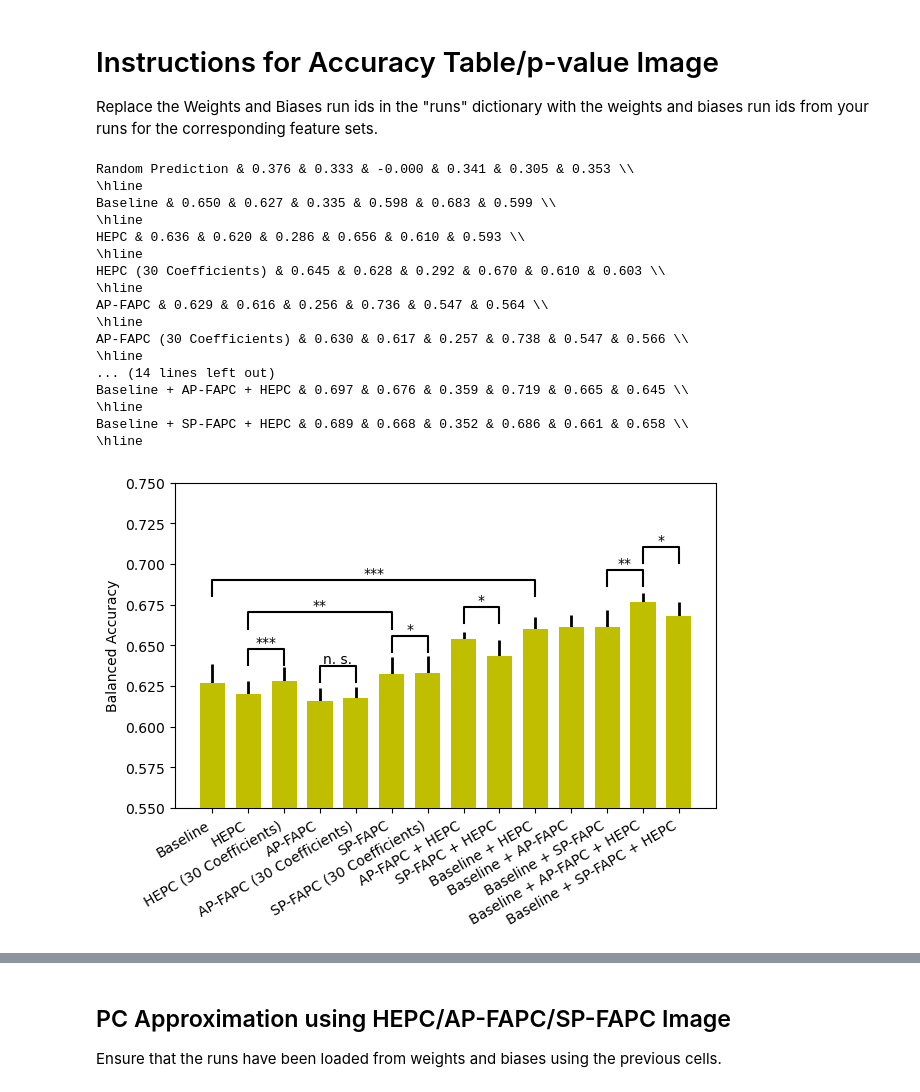
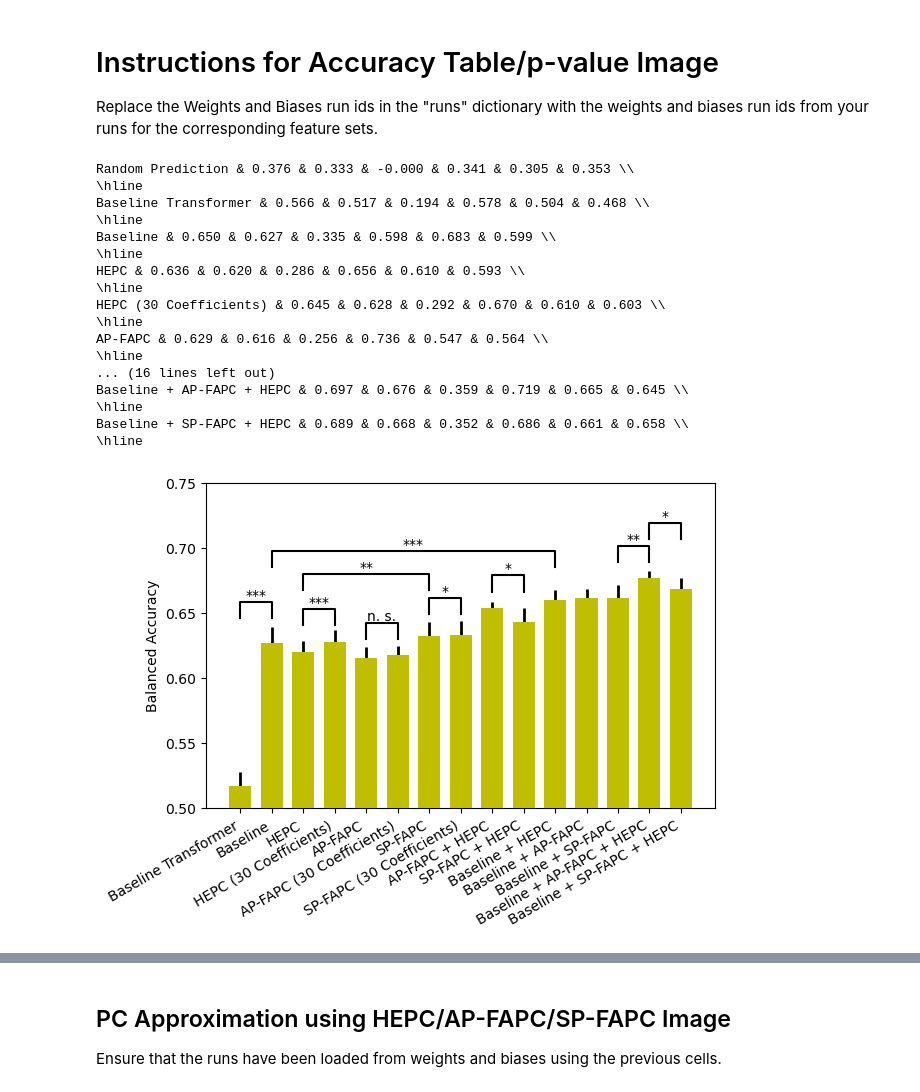
Before and after one commit to shashankmanjunath/tda_sleep_staging, a Jupyter notebook: images.ipynb, the cells around one changed output, grey strips where cells are left out. Saved outputs shown, nothing was run; the diff lists cells and outputs as text; code cells hidden in the pictures.

```diff
--- a/images.ipynb
+++ b/images.ipynb
@@ -67,11 +98,15 @@ api = wandb.Api()
 # %%
 # Accuracy Table for XGBoost Model
 data = {}
-wandb_username = "TODO: Fill with your wandb username"
-wandb_project_name = "TODO: Fill with your wandb project name"
 for run_name, run_id in runs.items():
-    run_data = api.run(f"{wandb_username}/{wandb_project_name}/{run_id}")
-    run_history = run_data.history()
+    if run_name == "Baseline Transformer":
+        with open(run_id, "rb") as f:
+            run_history = pickle.load(f)
+            for k, v in run_history.items():
+                run_history[k] = np.asarray(v)
+    else:
+        run_data = api.run(f"{wandb_username}/{wandb_project_name}/{run_id}")
+        run_history = run_data.history()
     data[run_name] = run_history
 
     train_ba = np.mean(run_history["train_ba"].tolist())
@@ -86,6 +121,8 @@ for run_name, run_id in runs.items():
     print(r"\hline")
 # %% [output]
 Random Prediction & 0.376 & 0.333 & -0.000 & 0.341 & 0.305 & 0.353 \\
+\hline
+Baseline Transformer & 0.566 & 0.517 & 0.194 & 0.578 & 0.504 & 0.468 \\
 \hline
 Baseline & 0.650 & 0.627 & 0.335 & 0.598 & 0.683 & 0.599 \\
 \hline
@@ -95,9 +132,7 @@ HEPC (30 Coefficients) & 0.645 & 0.628 & 0.292 & 0.670 & 0.610 & 0.603 \\
 \hline
 AP-FAPC & 0.629 & 0.616 & 0.256 & 0.736 & 0.547 & 0.564 \\
 \hline
-AP-FAPC (30 Coefficients) & 0.630 & 0.617 & 0.257 & 0.738 & 0.547 & 0.566 \\
-\hline
-... (14 lines left out)
+... (16 lines left out)
 Baseline + AP-FAPC + HEPC & 0.697 & 0.676 & 0.359 & 0.719 & 0.665 & 0.645 \\
 \hline
 Baseline + SP-FAPC + HEPC & 0.689 & 0.668 & 0.352 & 0.686 & 0.661 & 0.658 \\
@@ -120,7 +155,7 @@ fig, ax = plt.subplots()
 ax.p1 = plt.bar(ind, [np.mean(x) for x in chart_data], **bar_kwargs)
 ax.errs = plt.errorbar(ind, [np.mean(x) for x in chart_data], yerr=[np.std(x) for x in chart_data], **err_kwargs)
 plt.xticks(rotation=30, ha="right")
-plt.ylim([0.55, 0.75])
+plt.ylim([0.50, 0.75])
 
 def barplot_annotate_brackets(num1, num2, data, yerr=None, dh=.05, barh=.05, fs=None, maxasterix=None):
     """
@@ -172,39 +207,40 @@ def barplot_annotate_brackets(num1, num2, data, yerr=None, dh=.05, barh=.05, fs=
     if yerr:
         ly += yerr[num1]
         ry += yerr[num2]
 
     ax_y0, ax_y1 = plt.gca().get_ylim()
     dh *= (ax_y1 - ax_y0)
     barh *= (ax_y1 - ax_y0)
 
     y = max(ly, ry) + dh
 
     barx = [lx, lx, rx, rx]
     bary = [y, y+barh, y+barh, y]
     mid = ((lx+rx)/2, y+barh)
 
     plt.plot(barx, bary, c='black')
 
     kwargs = dict(ha='center', va='bottom')
     if fs is not None:
         kwargs['fontsize'] = fs
     plt.text(*mid, text, **kwargs)
 
-barplot_annotate_brackets(1, 2, chart_data, maxasterix=4, dh=0.05)
-barplot_annotate_brackets(3, 4, chart_data, maxasterix=4)
-barplot_annotate_brackets(5, 6, chart_data, maxasterix=4, dh=0.065)
-barplot_annotate_brackets(1, 5, chart_data, maxasterix=4, dh=0.14)
-barplot_annotate_brackets(7, 8, chart_data, maxasterix=4)
-barplot_annotate_brackets(0, 9, chart_data, maxasterix=4, dh=0.1)
-barplot_annotate_brackets(11, 12, chart_data, maxasterix=4)
-barplot_annotate_brackets(12, 13, chart_data, maxasterix=4, dh=0.12)
+barplot_annotate_brackets(0, 1, chart_data, maxasterix=4, dh=0.075)
+barplot_annotate_brackets(2, 3, chart_data, maxasterix=4, dh=0.05)
+barplot_annotate_brackets(4, 5, chart_data, maxasterix=4)
+barplot_annotate_brackets(6, 7, chart_data, maxasterix=4, dh=0.065)
+barplot_annotate_brackets(2, 6, chart_data, maxasterix=4, dh=0.14)
+barplot_annotate_brackets(8, 9, chart_data, maxasterix=4)
+barplot_annotate_brackets(1, 10, chart_data, maxasterix=4, dh=0.1)
+barplot_annotate_brackets(12, 13, chart_data, maxasterix=4)
+barplot_annotate_brackets(13, 14, chart_data, maxasterix=4, dh=0.12)
 # barplot_annotate_brackets(6, 8, chart_data, maxasterix=4, dh=0.12)
 # barplot_annotate_brackets(9, 10, chart_data, maxasterix=4)
 # barplot_annotate_brackets(8, 9, chart_data, maxasterix=4)
 
 plt.ylabel("Balanced Accuracy")
 plt.tight_layout()
 plt.savefig("results_significance.png", dpi=300)
 plt.show()
 # %% [output]
-[figure, old version]
+[figure, new version]
```
Also changed, not shown: parts of 8 cells of this notebook, 5 other files.
